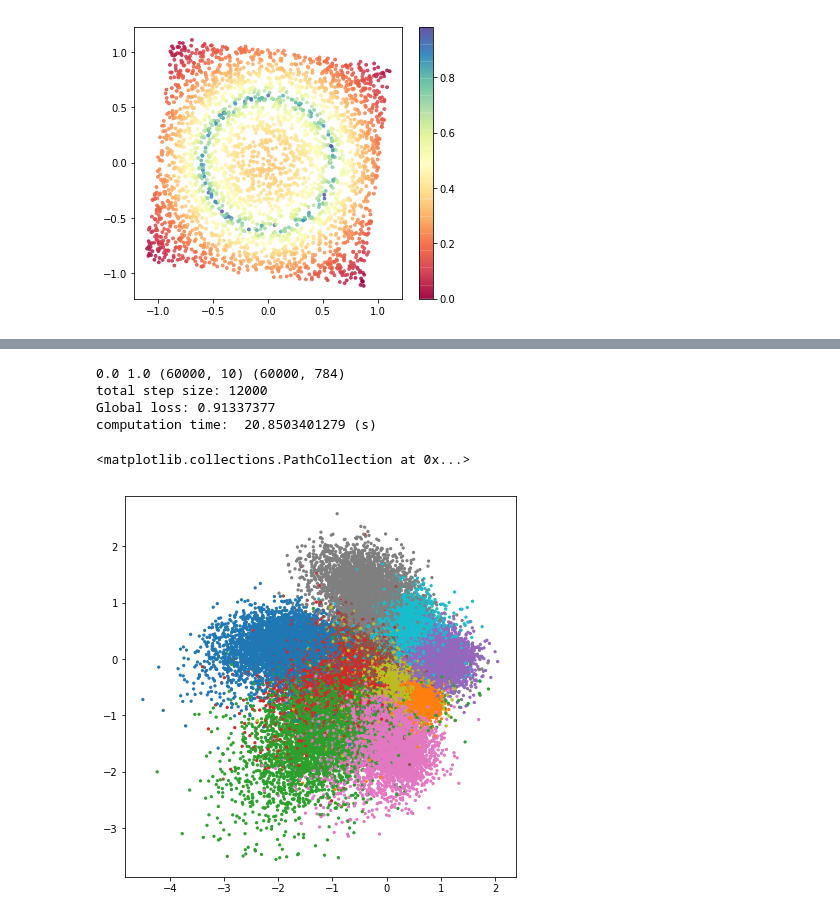
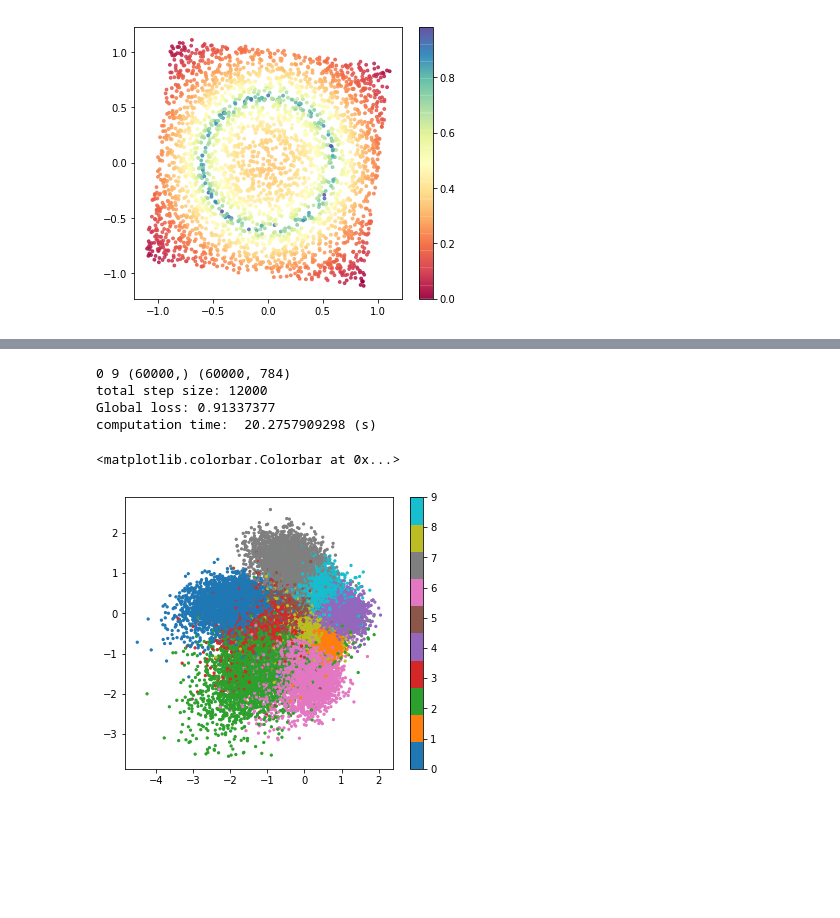
Before and after one commit to LLNL/fpp, a Jupyter notebook: fpp_examples.ipynb, the cells around one changed output, grey strips where cells are left out. Saved outputs shown, nothing was run; the diff lists cells and outputs as text; code cells hidden in the pictures; blank space fills up the shorter version.

```diff
--- a/fpp_examples.ipynb
+++ b/fpp_examples.ipynb
@@ -81,35 +81,36 @@ timing: 7.09743189812
 # %%
 ######### MNIST dataset ###########
 
 mnist = tf.keras.datasets.mnist
 (X_train, y_train),(X_test, y_test) = mnist.load_data()
 X_train, X_test = X_train / 255.0, X_test / 255.0
 X_train = X_train.reshape( (X_train.shape[0], X_train.shape[1]*X_train.shape[2]))
 X_test = X_test.reshape( (X_test.shape[0], X_test.shape[1]*X_test.shape[2]))
 sample = X_train
 f = (y_train)
 print (np.min(f), np.max(f), f.shape, sample.shape)
 
 model = fpp()
-model.setupMultiClass(sample, f, nonlinear=True)
+model.setupMultiClass(sample, convertClassToOneHot(f), nonlinear=True)
 
 model.reset()
 start = time.time()
 model.train(20, 100) ### MNIST
 
 proj_mat, embedding, loss, R2 = model.eval()
 print("Global loss:", loss)
 end = time.time()
 print("computation time: ", end - start, "(s)")
 
 plt.scatter(embedding[:,0], embedding[:,1], c=y_train, cmap="tab10", alpha=1.0, s=5)
+plt.colorbar(ticks=range(len(set(y_train))))
 # %% [output]
-0.0 1.0 (60000, 10) (60000, 784)
+0 9 (60000,) (60000, 784)
 total step size: 12000
 Global loss: 0.91337377
-computation time:  20.8503401279 (s)
+computation time:  20.2757909298 (s)
-<matplotlib.collections.PathCollection at 0x...>
+<matplotlib.colorbar.Colorbar at 0x...>
-[figure, old version]
+[figure, new version]
 # %%
 embedding_test = np.matmul(X_test, proj_mat)
 plt.scatter(embedding_test[:,0], embedding_test[:,1], c=y_test, cmap="tab10", alpha=1.0, s=5)
```
Also changed, not shown: parts of 9 cells of this notebook, 1 other file.
